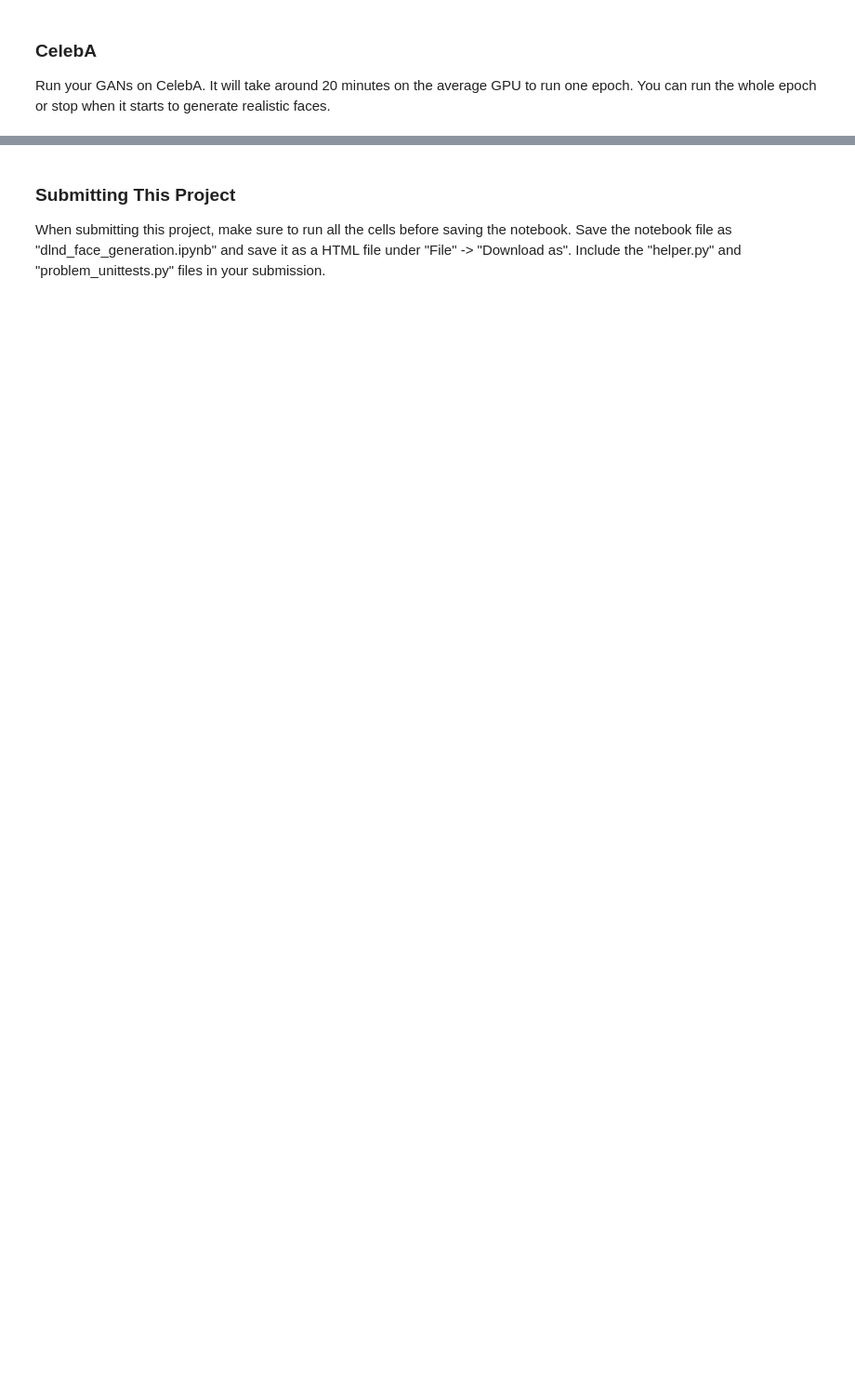
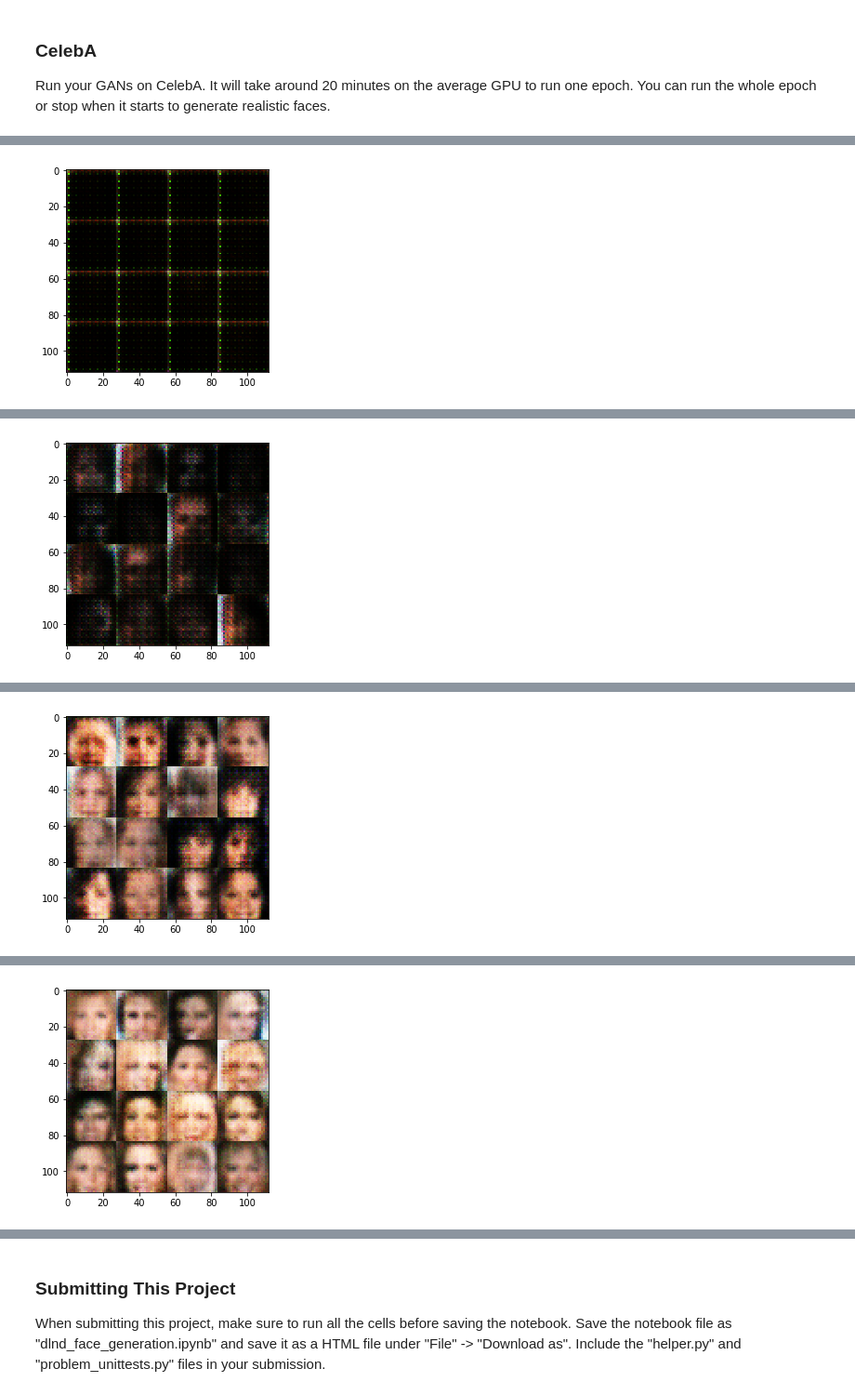
Before and after one commit to abhi1509/deep-learning, a Jupyter notebook: face_generation/dlnd_face_generation.ipynb, the cells around one changed output, grey strips where cells are left out. Shown: that part at 93% size. Saved outputs shown, nothing was run; the diff lists cells and outputs as text; code cells hidden in the pictures; blank space fills up the shorter version.

```diff
--- a/face_generation/dlnd_face_generation.ipynb
+++ b/face_generation/dlnd_face_generation.ipynb
@@ -454,10 +514,10 @@ KeyboardInterrupt:
 ### CelebA
 Run your GANs on CelebA.  It will take around 20 minutes on the average GPU to run one epoch.  You can run the whole epoch or stop when it starts to generate realistic faces.
 # %%
-batch_size = None
-z_dim = None
-learning_rate = None
-beta1 = None
+batch_size = 64
+z_dim = 100
+learning_rate = 0.0002
+beta1 = 0.5
 
 
 """
@@ -469,3 +529,4 @@ celeba_dataset = helper.Dataset('celeba', glob(os.path.join(data_dir, 'img_align
 with tf.Graph().as_default():
     train(epochs, batch_size, z_dim, learning_rate, beta1, celeba_dataset.get_batches,
           celeba_dataset.shape, celeba_dataset.image_mode)
+# %% [output]
@@ -471,0 +550 @@ with tf.Graph().as_default():
+[figure, added]
@@ -471,0 +568 @@ with tf.Graph().as_default():
+[figure, added]
@@ -471,0 +586 @@ with tf.Graph().as_default():
+[figure, added]
@@ -471,0 +604 @@ with tf.Graph().as_default():
+[figure, added]
```
Also changed, not shown: parts of 7 cells of this notebook, 2 other files.
